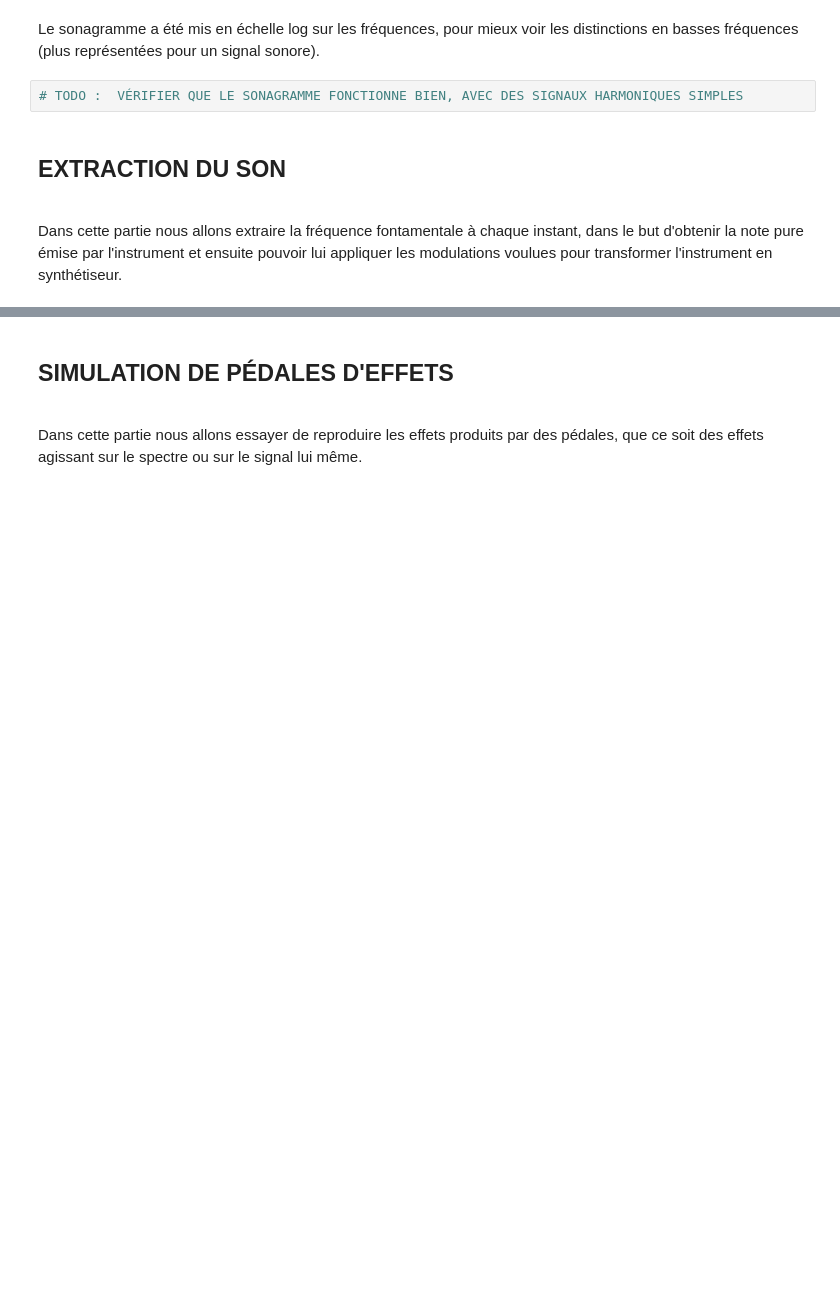
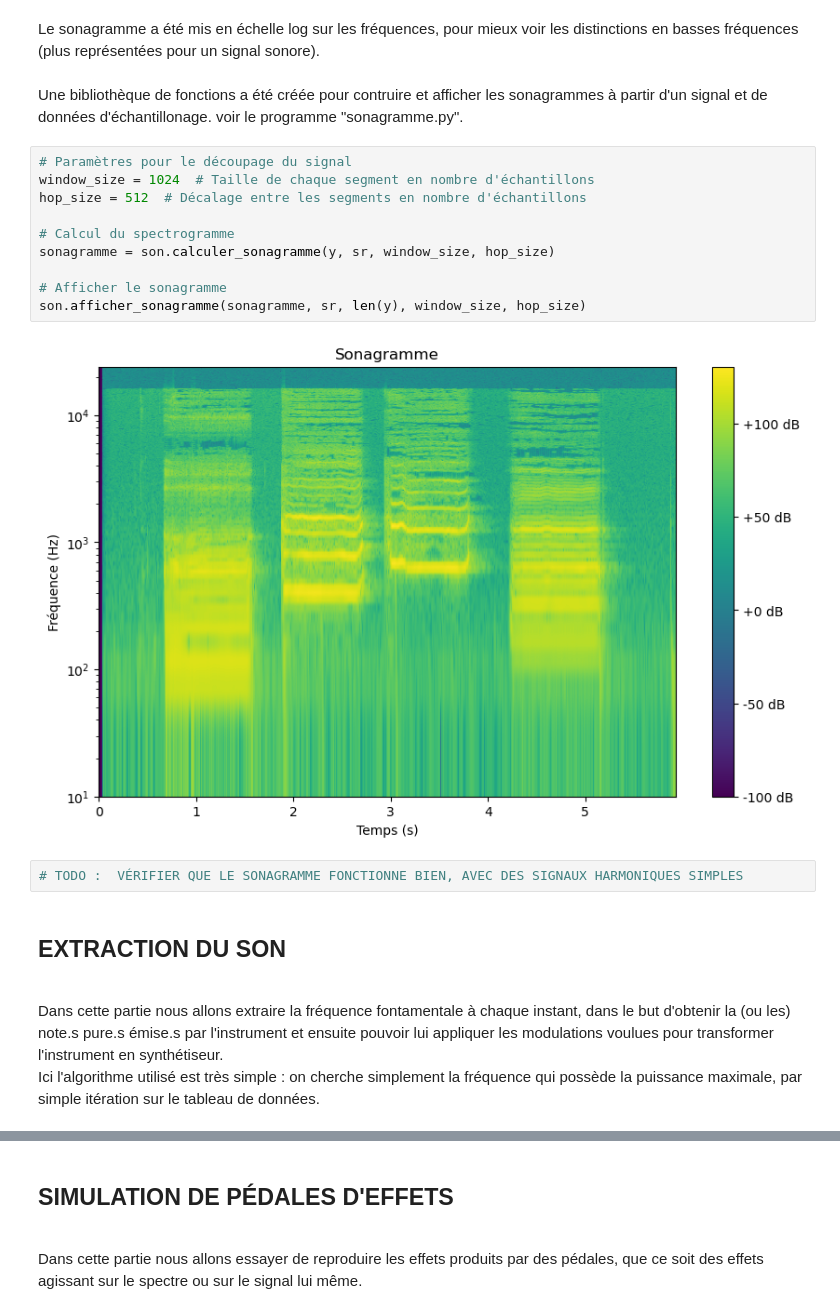
Before and after one commit to arsene-seuillot/BLINK, a Jupyter notebook: BLINK.ipynb, the cells around one changed output, grey strips where cells are left out. Cells and saved outputs as stored; diff of their text form; blank space fills up the shorter version.

```diff
--- a/BLINK.ipynb
+++ b/BLINK.ipynb
@@ -117,9 +77,24 @@ plt.show()
 # %% [markdown]
 Le sonagramme a été mis en échelle log sur les fréquences, pour mieux voir les distinctions en basses fréquences (plus représentées pour un signal sonore).
+# %% [markdown]
+Une bibliothèque de fonctions a été créée pour contruire et afficher les sonagrammes à partir d'un signal et de données d'échantillonage. voir le programme "sonagramme.py".
+# %%
+# Paramètres pour le découpage du signal
+window_size = 1024  # Taille de chaque segment en nombre d'échantillons
+hop_size = 512  # Décalage entre les segments en nombre d'échantillons
+
+# Calcul du spectrogramme
+sonagramme = son.calculer_sonagramme(y, sr, window_size, hop_size)
+
+# Afficher le sonagramme
+son.afficher_sonagramme(sonagramme, sr, len(y), window_size, hop_size)
+# %% [output]
+[figure, added]
 # %%
 # TODO :  VÉRIFIER QUE LE SONAGRAMME FONCTIONNE BIEN, AVEC DES SIGNAUX HARMONIQUES SIMPLES
 # %% [markdown]
 ## **EXTRACTION DU SON**
 \
-Dans cette partie nous allons extraire la fréquence fontamentale à chaque instant, dans le but d'obtenir la note pure émise par l'instrument et ensuite pouvoir lui appliquer les modulations voulues pour transformer l'instrument en synthétiseur.
+Dans cette partie nous allons extraire la fréquence fontamentale à chaque instant, dans le but d'obtenir la (ou les) note.s pure.s émise.s par l'instrument et ensuite pouvoir lui appliquer les modulations voulues pour transformer l'instrument en synthétiseur.\
+Ici l'algorithme utilisé est très simple : on cherche simplement la fréquence qui possède la puissance maximale, par simple itération sur le tableau de données.
 # %%
```
Also changed, not shown: parts of 12 cells of this notebook, 22 other files.
